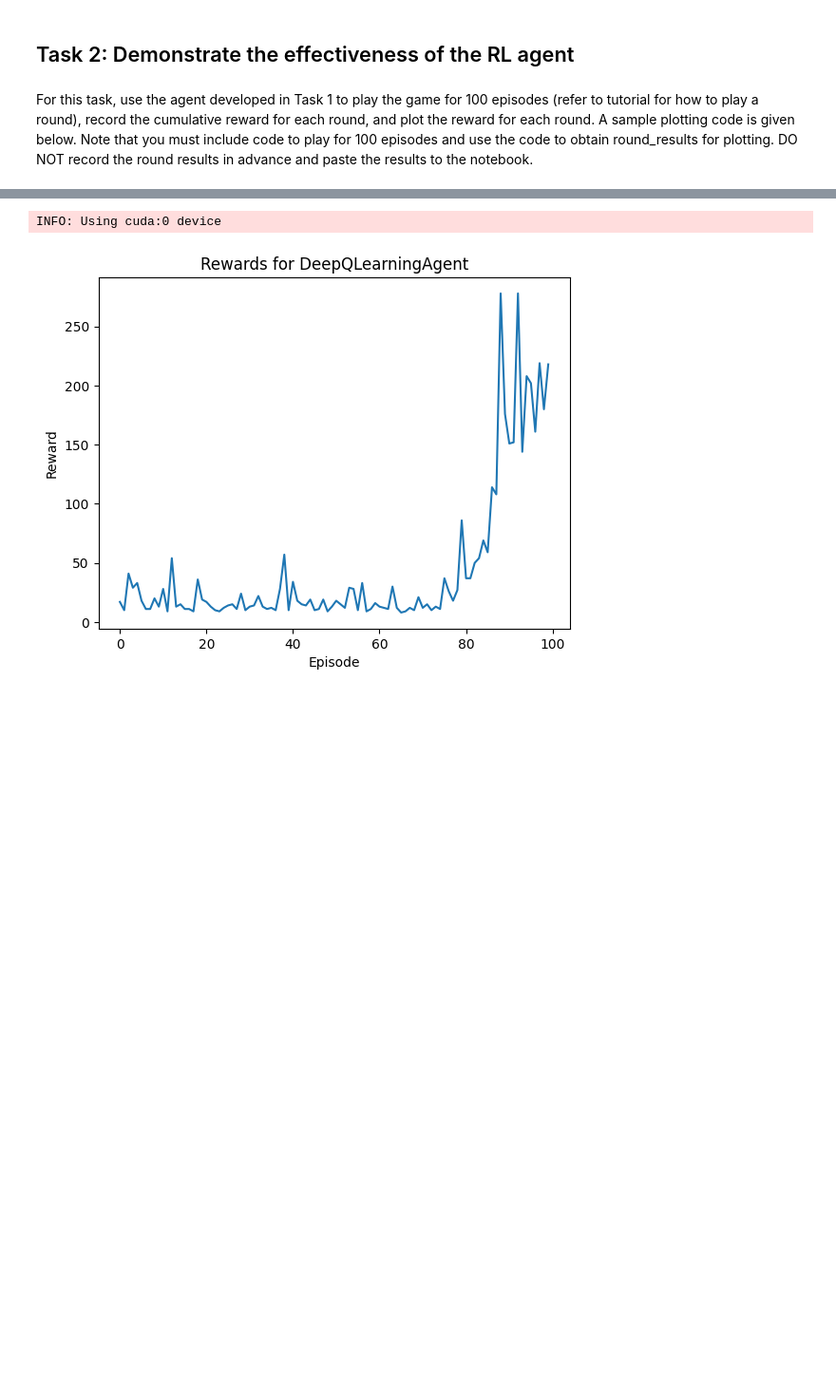
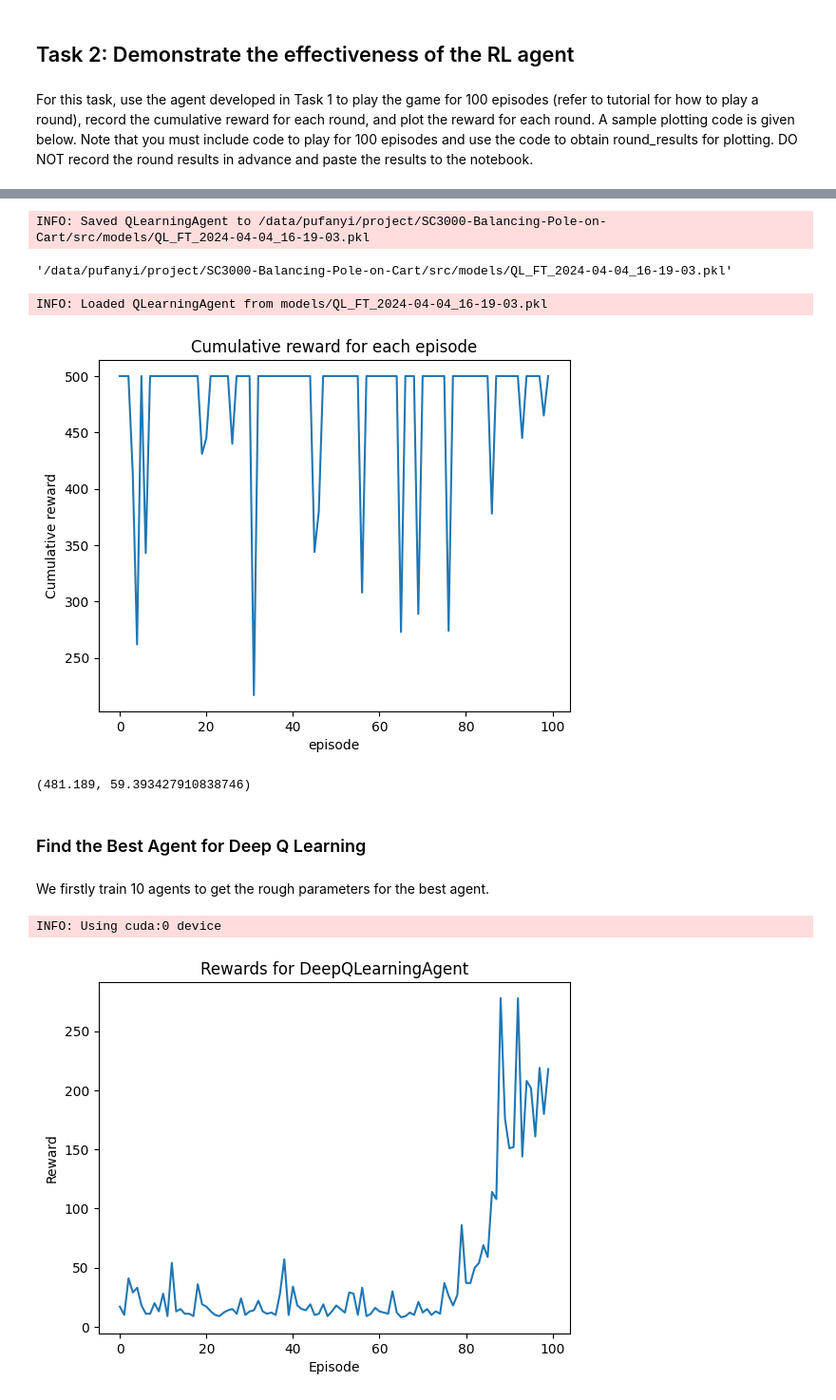
Before and after one commit to ruochee723/SC3000-Balancing-Pole-on-Cart, a Jupyter notebook: src/cartpole.ipynb, the cells around one changed output, grey strips where cells are left out. Shown at 95% size. Cells and saved outputs as stored; diff of their text form; code cells hidden in the pictures; blank space fills up the shorter version.

```diff
--- a/src/cartpole.ipynb
+++ b/src/cartpole.ipynb
@@ -668,3 +711,27 @@ For this task, use the agent developed in Task 1 to play the game for 100 episod
+# %%
+q_learning_agent_finetuned.save("models", "QL_FT")
+# %% [output]
+INFO: Saved QLearningAgent to /data/pufanyi/project/SC3000-Balancing-Pole-on-Cart/src/models/QL_FT_2024-04-04_16-19-03.pkl
+'/data/pufanyi/project/SC3000-Balancing-Pole-on-Cart/src/models/QL_FT_2024-04-04_16-19-03.pkl'
+# %%
+q_learning_agent = QLearningAgent(file_path="models/QL_FT_2024-04-04_16-19-03.pkl")
+episode_results = play(q_learning_agent, num_episodes=100, num_threads=30)
+plt.plot(episode_results)
+plt.title("Cumulative reward for each episode")
+plt.ylabel("Cumulative reward")
+plt.xlabel("episode")
+plt.show()
+# %% [output]
+INFO: Loaded QLearningAgent from models/QL_FT_2024-04-04_16-19-03.pkl
+[figure, added]
+# %%
+eval(q_learning_agent, 1000, 60)
+# %% [output]
+(481.189, 59.393427910838746)
+# %% [markdown]
+### Find the Best Agent for Deep Q Learning
+# %% [markdown]
+We firstly train 10 agents to get the rough parameters for the best agent.
 # %%
 env.reset()
 deep_q_learning_agent = DeepQLearningAgent(
```
Also changed, not shown: parts of 18 cells of this notebook, 4 other files.
